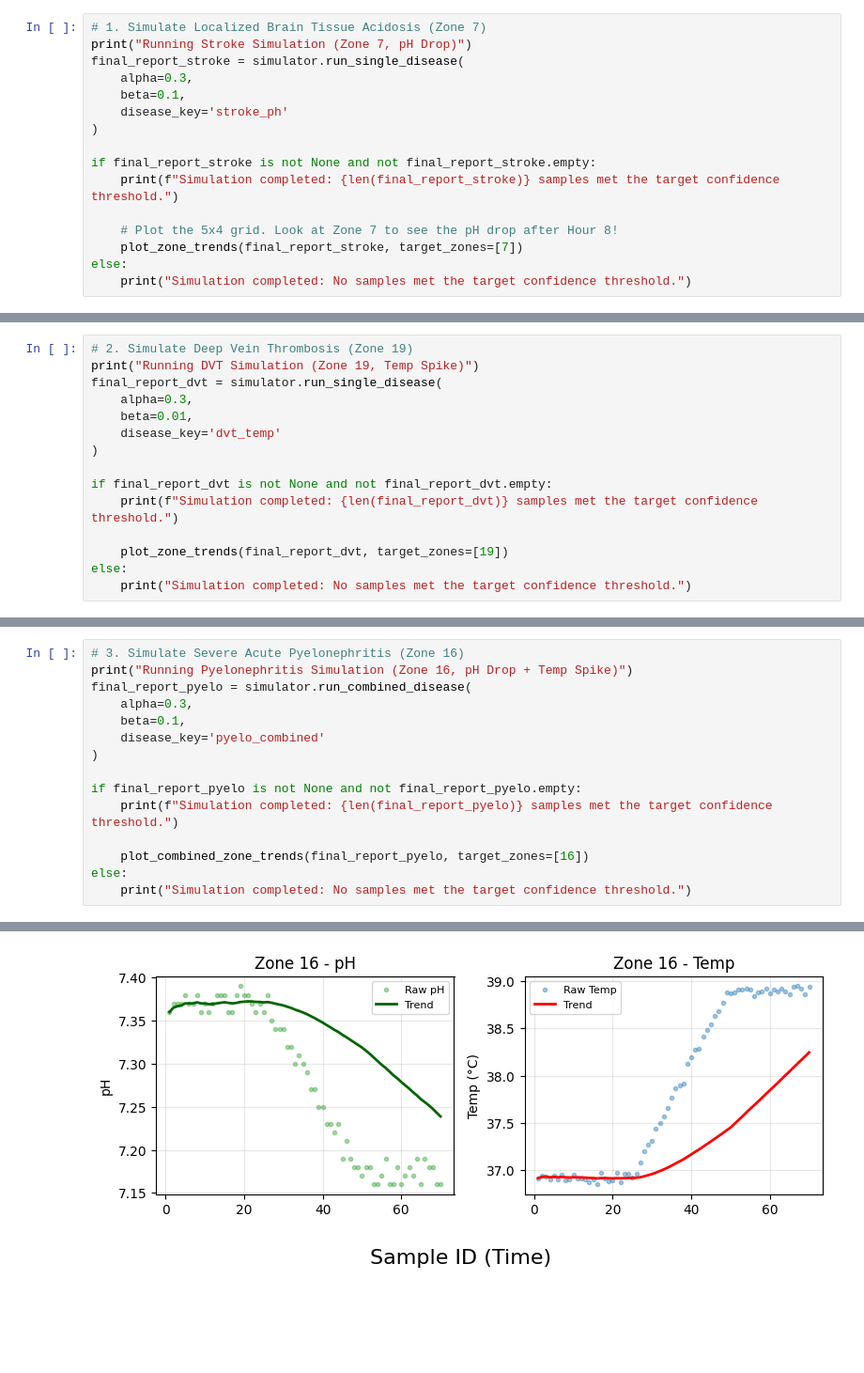
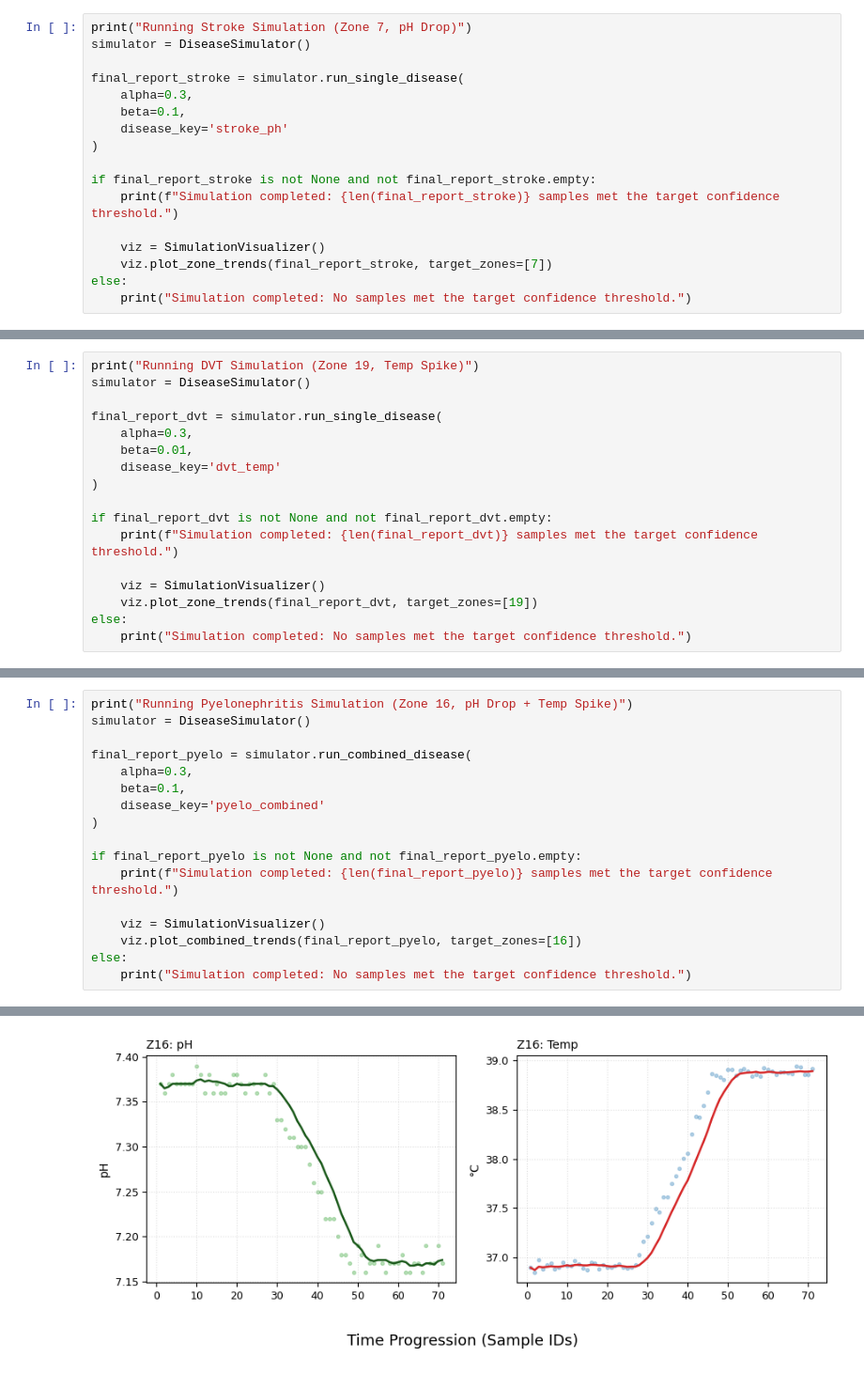
Before and after one commit to Volpi22/Sim_01_Toy_Tests, a Jupyter notebook: Tests.ipynb, the cells around one changed output, grey strips where cells are left out. Shown at 94% size. Cells and saved outputs as stored; diff of their text form; blank space fills up the shorter version.

```diff
--- a/Tests.ipynb
+++ b/Tests.ipynb
@@ -120,6 +94,7 @@ simulator = DiseaseSimulator()
 # %%
-# 1. Simulate Localized Brain Tissue Acidosis (Zone 7)
 print("Running Stroke Simulation (Zone 7, pH Drop)")
+simulator = DiseaseSimulator()
+
 final_report_stroke = simulator.run_single_disease(
     alpha=0.3,
     beta=0.1,
@@ -129,8 +104,8 @@ final_report_stroke = simulator.run_single_disease(
 if final_report_stroke is not None and not final_report_stroke.empty:
     print(f"Simulation completed: {len(final_report_stroke)} samples met the target confidence threshold.")
 
-    # Plot the 5x4 grid. Look at Zone 7 to see the pH drop after Hour 8!
-    plot_zone_trends(final_report_stroke, target_zones=[7])
+    viz = SimulationVisualizer()
+    viz.plot_zone_trends(final_report_stroke, target_zones=[7])
 else:
     print("Simulation completed: No samples met the target confidence threshold.")
 # %% [output]
@@ -140,6 +116,7 @@ Simulation completed: 1460 samples met the target confidence threshold.
 # %%
-# 2. Simulate Deep Vein Thrombosis (Zone 19)
 print("Running DVT Simulation (Zone 19, Temp Spike)")
+simulator = DiseaseSimulator()
+
 final_report_dvt = simulator.run_single_disease(
     alpha=0.3,
     beta=0.01,
@@ -149,7 +126,8 @@ final_report_dvt = simulator.run_single_disease(
 if final_report_dvt is not None and not final_report_dvt.empty:
     print(f"Simulation completed: {len(final_report_dvt)} samples met the target confidence threshold.")
 
-    plot_zone_trends(final_report_dvt, target_zones=[19])
+    viz = SimulationVisualizer()
+    viz.plot_zone_trends(final_report_dvt, target_zones=[19])
 else:
     print("Simulation completed: No samples met the target confidence threshold.")
 # %% [output]
@@ -159,6 +138,7 @@ Simulation completed: 2280 samples met the target confidence threshold.
 # %%
-# 3. Simulate Severe Acute Pyelonephritis (Zone 16)
 print("Running Pyelonephritis Simulation (Zone 16, pH Drop + Temp Spike)")
+simulator = DiseaseSimulator()
+
 final_report_pyelo = simulator.run_combined_disease(
     alpha=0.3,
     beta=0.1,
@@ -168,7 +148,8 @@ final_report_pyelo = simulator.run_combined_disease(
 if final_report_pyelo is not None and not final_report_pyelo.empty:
     print(f"Simulation completed: {len(final_report_pyelo)} samples met the target confidence threshold.")
 
-    plot_combined_zone_trends(final_report_pyelo, target_zones=[16])
+    viz = SimulationVisualizer()
+    viz.plot_combined_trends(final_report_pyelo, target_zones=[16])
 else:
     print("Simulation completed: No samples met the target confidence threshold.")
 # %% [output]
@@ -177 +159 @@ Simulation completed: 1400 samples met the target confidence threshold.
-[figure, old version]
+[figure, new version]
```
Also changed, not shown: parts of 14 cells of this notebook, 6 other files.
